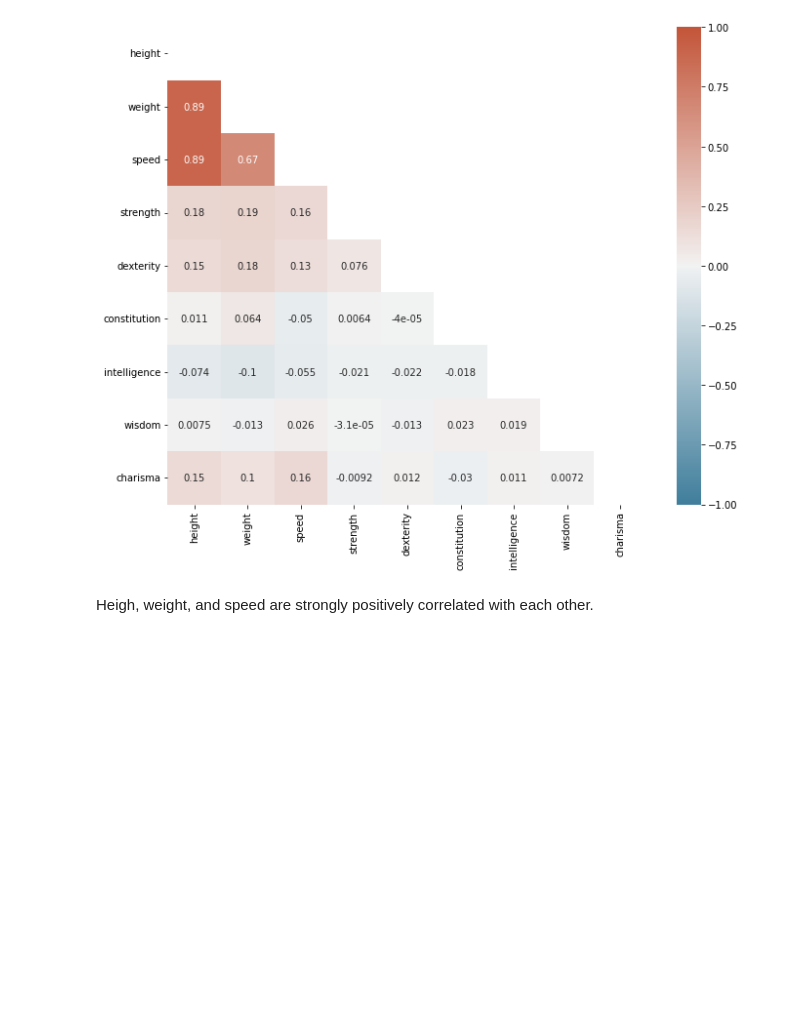
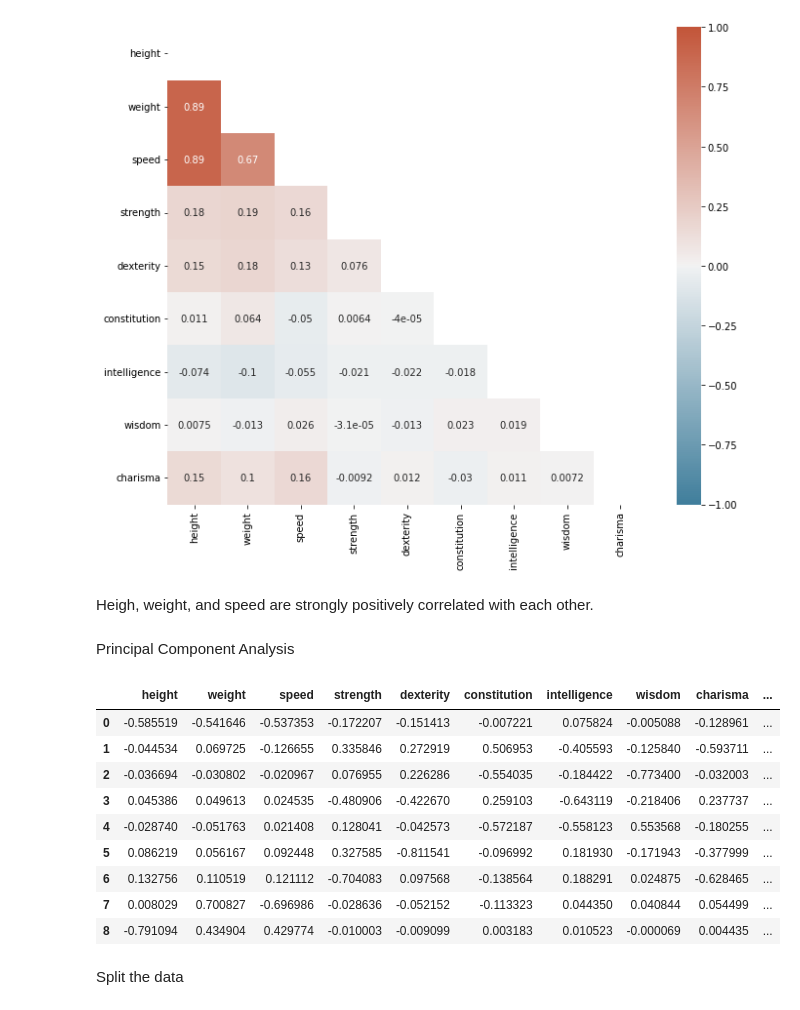
Before and after one commit to andrewabeles/dnd, a Jupyter notebook: dnd-race-classification.ipynb, the cells around one changed output. Drawn from its saved outputs; the diff is of its cells as text; code cells hidden in the pictures; blank space fills up the shorter version.

```diff
--- a/dnd-race-classification.ipynb
+++ b/dnd-race-classification.ipynb
@@ -77,3 +80,30 @@ plt.show()
 [figure]
 # %% [markdown]
 Heigh, weight, and speed are strongly positively correlated with each other.
+# %% [markdown]
+Principal Component Analysis
+# %%
+pipe = make_pipeline(
+    StandardScaler(),
+    PCA()
+)
+# %%
+X_scaled = pipe['standardscaler'].fit_transform(X)
+pipe['pca'].fit(X_scaled)
+loadings = pd.DataFrame(pipe['pca'].components_, columns=X.columns)
+loadings['explained_var'] = pipe['pca'].explained_variance_ratio_
+loadings['explained_var_cumsum'] = loadings['explained_var'].cumsum()
+loadings
+# %% [output]
+|  | height | weight | speed | strength | dexterity | constitution | intelligence | wisdom | charisma | ... |
+| 0 | -0.585519 | -0.541646 | -0.537353 | -0.172207 | -0.151413 | -0.007221 | 0.075824 | -0.005088 | -0.128961 | ... |
+| 1 | -0.044534 | 0.069725 | -0.126655 | 0.335846 | 0.272919 | 0.506953 | -0.405593 | -0.125840 | -0.593711 | ... |
+| 2 | -0.036694 | -0.030802 | -0.020967 | 0.076955 | 0.226286 | -0.554035 | -0.184422 | -0.773400 | -0.032003 | ... |
+| 3 | 0.045386 | 0.049613 | 0.024535 | -0.480906 | -0.422670 | 0.259103 | -0.643119 | -0.218406 | 0.237737 | ... |
+| 4 | -0.028740 | -0.051763 | 0.021408 | 0.128041 | -0.042573 | -0.572187 | -0.558123 | 0.553568 | -0.180255 | ... |
+| 5 | 0.086219 | 0.056167 | 0.092448 | 0.327585 | -0.811541 | -0.096992 | 0.181930 | -0.171943 | -0.377999 | ... |
+| 6 | 0.132756 | 0.110519 | 0.121112 | -0.704083 | 0.097568 | -0.138564 | 0.188291 | 0.024875 | -0.628465 | ... |
+| 7 | 0.008029 | 0.700827 | -0.696986 | -0.028636 | -0.052152 | -0.113323 | 0.044350 | 0.040844 | 0.054499 | ... |
+| 8 | -0.791094 | 0.434904 | 0.429774 | -0.010003 | -0.009099 | 0.003183 | 0.010523 | -0.000069 | 0.004435 | ... |
+# %% [markdown]
+Split the data
```
Also changed, not shown: parts of 2 cells of this notebook.
